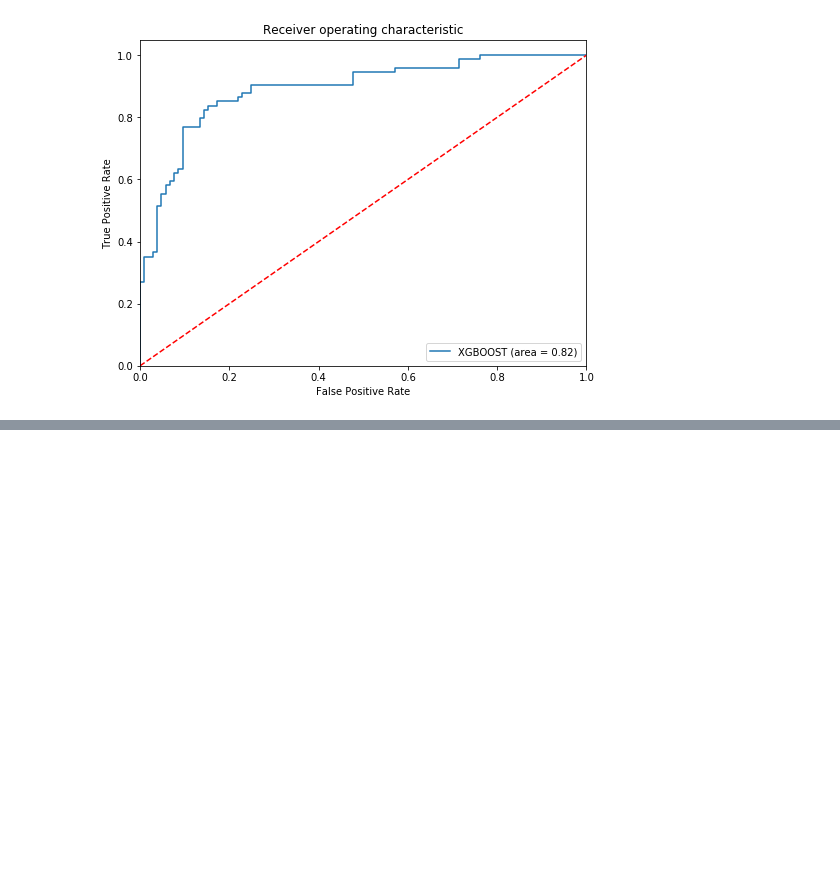
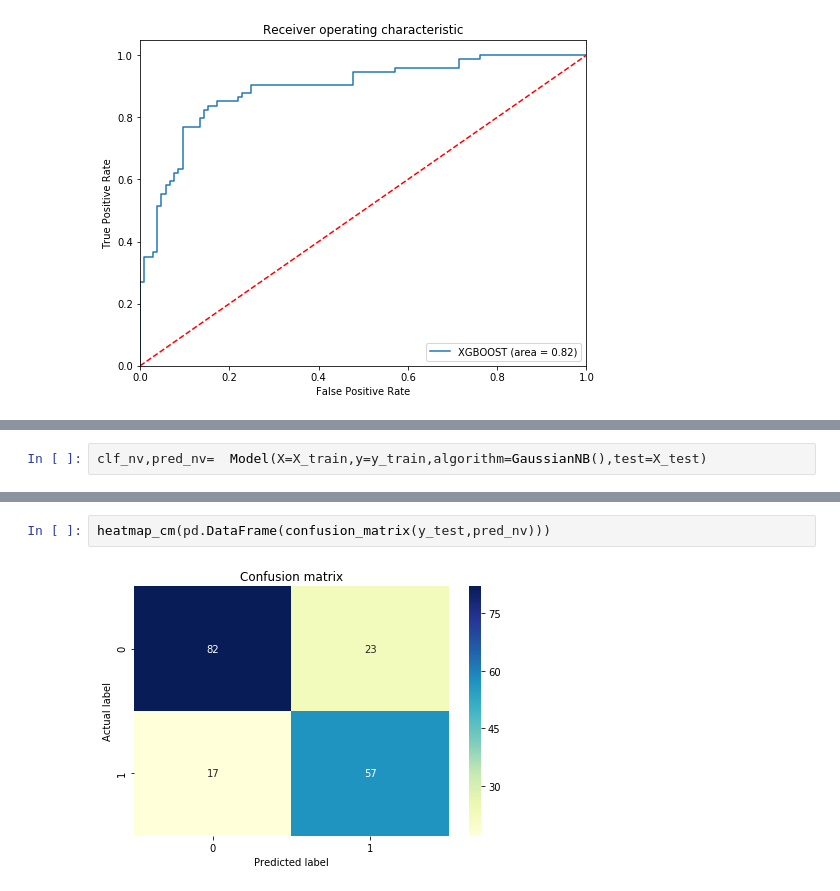
Before and after one commit to MinhazBicon/Titanic, a Jupyter notebook: Machine_learning_models_mod_1_dataset.ipynb, the cells around one changed output, grey strips where cells are left out. Cells and saved outputs as stored; diff of their text form; blank space fills up the shorter version.

Commit message:
Naive Bayes, KNN
implementation and model evaluation

```diff
--- a/Machine_learning_models_mod_1_dataset.ipynb
+++ b/Machine_learning_models_mod_1_dataset.ipynb
@@ -681,0 +708,2 @@ plt.show()
+# %%
+clf_nv,pred_nv=  Model(X=X_train,y=y_train,algorithm=GaussianNB(),test=X_test)
@@ -681,0 +731,4 @@ plt.show()
+# %%
+heatmap_cm(pd.DataFrame(confusion_matrix(y_test,pred_nv)))
+# %% [output]
+[figure, added]
```
Also changed, not shown: parts of 46 cells of this notebook, 1 other file.
